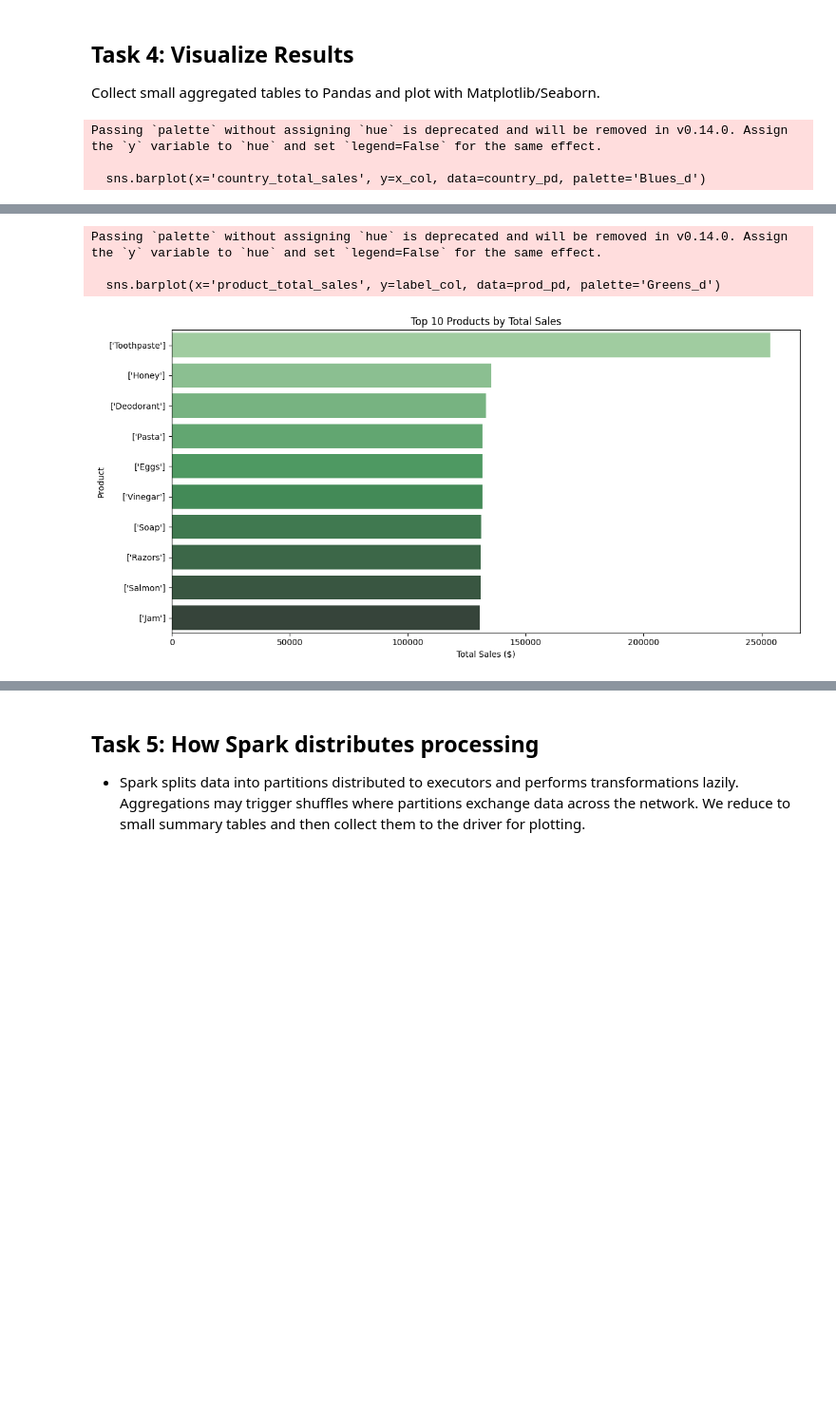
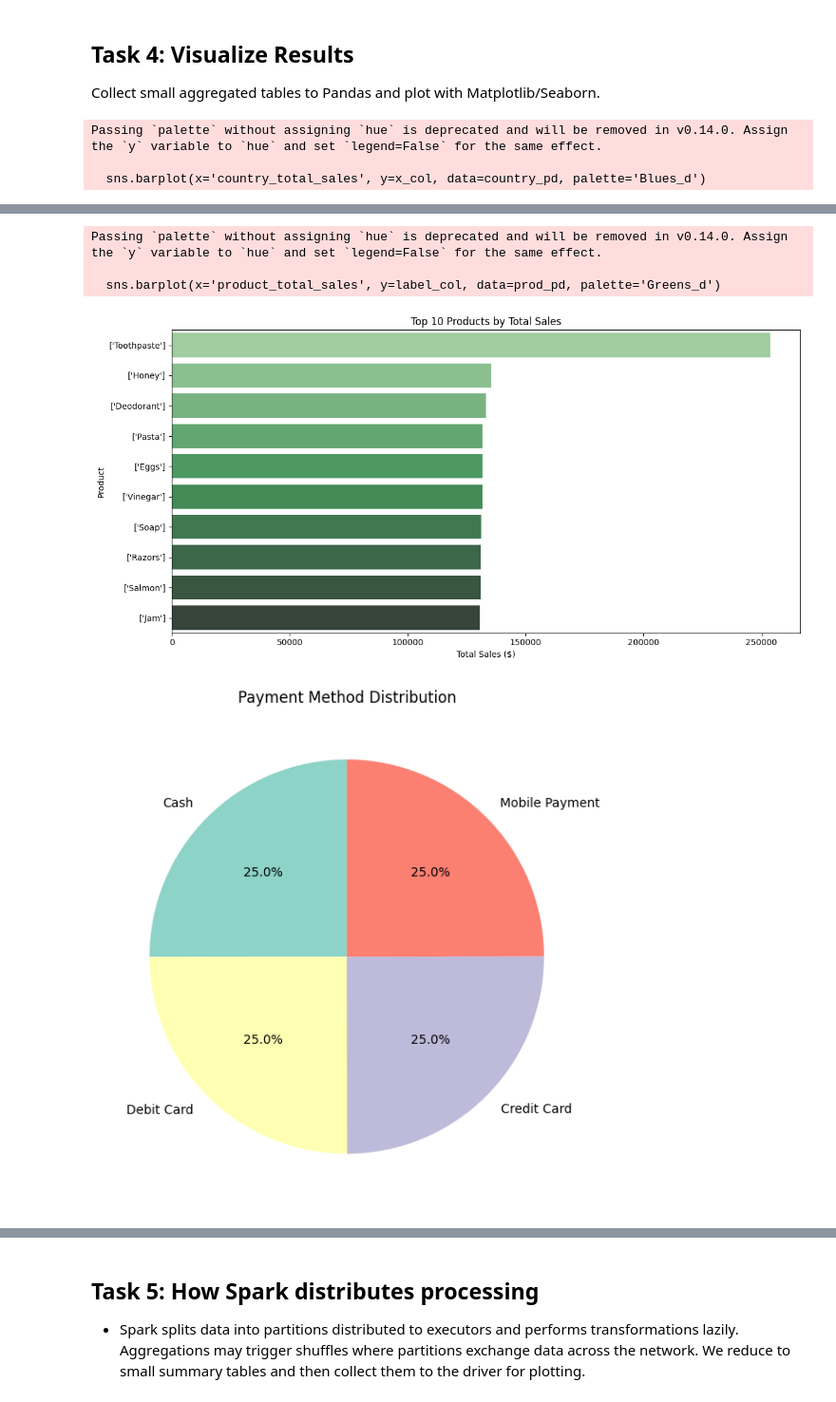
Before and after one commit to StrikerEurika/data-engineer-constellation, a Jupyter notebook: projects/I4S2-TP08-sales-analysis-project/notebooks/Analysis.ipynb, the cells around one changed output, grey strips where cells are left out. Shown at 95% size. Drawn from its saved outputs; the diff is of its cells as text; code cells hidden in the pictures; blank space fills up the shorter version.

```diff
--- a/projects/I4S2-TP08-sales-analysis-project/notebooks/Analysis.ipynb
+++ b/projects/I4S2-TP08-sales-analysis-project/notebooks/Analysis.ipynb
@@ -180,0 +368,20 @@ Average Sales per Transaction: $52.46
+# %%
+clean_sales = sales.copy()
+
+# Drop rows with missing total-cost or quantity/unit-price
+if total_cost_col is not None:
+    clean_sales = clean_sales.dropna(subset=[total_cost_col])
+else:
+    cols_to_check = [c for c in (quantity_col, unit_price_col) if c is not None]
+    clean_sales = clean_sales.dropna(subset=cols_to_check)
+
+# Ensure quantity is numeric and > 0
+if quantity_col is not None:
+    clean_sales[quantity_col] = pd.to_numeric(clean_sales[quantity_col], errors='coerce')
+    clean_sales = clean_sales[clean_sales[quantity_col] > 0]
+
+# Ensure unit price is numeric
+if unit_price_col is not None:
+    clean_sales[unit_price_col] = pd.to_numeric(clean_sales[unit_price_col], errors='coerce')
+
+print(f"Total records after cleaning: {len(clean_sales)}\n")
@@ -186,8 +462,8 @@ import matplotlib.pyplot as plt
 import seaborn as sns
 
 # Plot top countries if available
-if 'country_sales' in globals() and country_sales is not None:
-    country_pd = country_sales.limit(10).toPandas()
+if country_sales is not None:
+    country_pd = country_sales.head(10)
     x_col = country_pd.columns[0]
     plt.figure(figsize=(10,6))
     sns.barplot(x='country_total_sales', y=x_col, data=country_pd, palette='Blues_d')
@@ -198,32 +474,86 @@ if 'country_sales' in globals() and country_sales is not None:
     plt.show()
 else:
     print('No country sales to plot')
 
 # Plot top products if available
-if 'product_sales' in globals() and product_sales is not None:
-    prod_pd = product_sales.limit(10).toPandas()
+if product_sales is not None:
+    prod_pd = product_sales.head(10)
     # choose a label column (prefer description)
     label_col = None
     for c in prod_pd.columns:
         if c.lower() in ('description', 'product', 'product_id'):
             label_col = c
             break
     if label_col is None: label_col = prod_pd.columns[0]
     plt.figure(figsize=(12,6))
     sns.barplot(x='product_total_sales', y=label_col, data=prod_pd, palette='Greens_d')
     plt.title('Top 10 Products by Total Sales')
     plt.xlabel('Total Sales ($)')
     plt.ylabel('Product')
     plt.tight_layout()
     plt.show()
 else:
     print('No product sales to plot')
+
+# Payment Distribution
+payment_col = find_col('payment_method', 'Payment_Method', 'PaymentType', 'Payment')
+
+if payment_col is not None:
+    payment_dist = clean_sales[payment_col].value_counts()
+
+    plt.figure(figsize=(10, 6))
+    colors = plt.cm.Set3(range(len(payment_dist)))
+    plt.pie(payment_dist.values, labels=payment_dist.index, autopct='%1.1f%%',
+            startangle=90, colors=colors)
+    plt.title('Payment Method Distribution')
+    plt.tight_layout()
+    plt.show()
+else:
+    print('Payment method column not found; cannot plot payment distribution')
+
+# Seasonal Revenue
+date_col = find_col('date', 'Date', 'Transaction_Date', 'InvoiceDate')
+
+if date_col is not None:
+    clean_sales['date'] = pd.to_datetime(clean_sales[date_col], errors='coerce')
+    clean_sales['month'] = clean_sales['date'].dt.month
+
+    # Map months to seasons
+    def get_season(month):
+        if month in [12, 1, 2]:
+            return 'Winter'
+        elif month in [3, 4, 5]:
+            return 'Spring'
+        elif month in [6, 7, 8]:
+            return 'Summer'
+        else:  # 9, 10, 11
+            return 'Fall'
+
+    clean_sales['season'] = clean_sales['month'].apply(get_season)
+
+    # Revenue by season
+    season_revenue = clean_sales.groupby('season')['total_price'].sum().reset_index()
+    season_revenue.columns = ['Season', 'Revenue']
+    season_order = ['Winter', 'Spring', 'Summer', 'Fall']
+    season_revenue['Season'] = pd.Categorical(season_revenue['Season'],
+                                               categories=season_order, ordered=True)
+    season_revenue = season_revenue.sort_values('Season')
+
+    plt.figure(figsize=(10, 6))
+    sns.barplot(x='Season', y='Revenue', data=season_revenue, palette='coolwarm')
+    plt.title('Revenue by Season')
+    plt.ylabel('Total Revenue ($)')
+    plt.tight_layout()
+    plt.show()
+else:
+    print('Date column not found; cannot compute seasonal revenue')
 # %% [output]
 Passing `palette` without assigning `hue` is deprecated and will be removed in v0.14.0. Assign the `y` variable to `hue` and set `legend=False` for the same effect.
 
   sns.barplot(x='country_total_sales', y=x_col, data=country_pd, palette='Blues_d')
 [figure]
 Passing `palette` without assigning `hue` is deprecated and will be removed in v0.14.0. Assign the `y` variable to `hue` and set `legend=False` for the same effect.
 
   sns.barplot(x='product_total_sales', y=label_col, data=prod_pd, palette='Greens_d')
 [figure]
+[figure, added]
```
Also changed, not shown: parts of 15 cells of this notebook.
